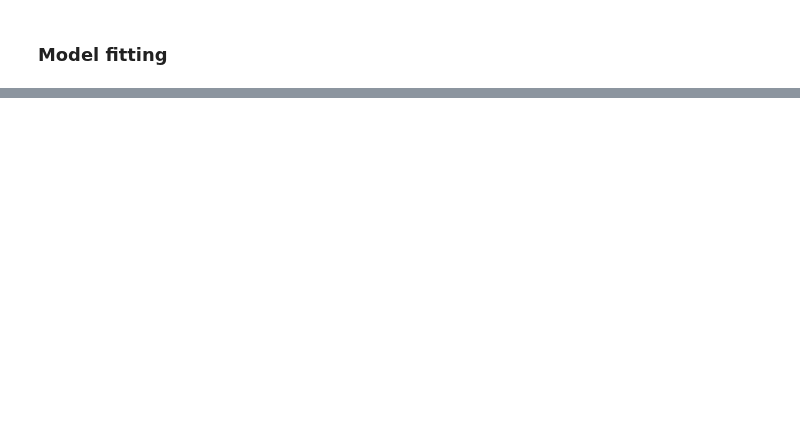
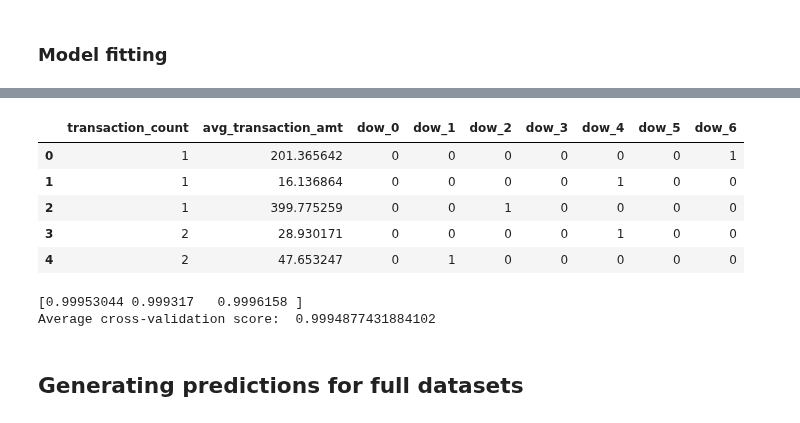
Before and after one commit to MAST30034-Applied-Data-Science/generic-buy-now-pay-later-project-group-5, a Jupyter notebook: notebooks/fraud_regression.ipynb, the cells around one changed output, grey strips where cells are left out. Drawn from its saved outputs; the diff is of its cells as text; code cells hidden in the pictures; blank space fills up the shorter version.

```diff
--- a/notebooks/fraud_regression.ipynb
+++ b/notebooks/fraud_regression.ipynb
@@ -217,0 +209,11 @@ print(cross_val_score(lgr, X, y, cv=3))
+# %%
+# parse order datetime column to pandas' datetime
+consumer_resampled['order_datetime'] = pd.to_datetime(consumer_resampled['order_datetime'])
+# %%
+# create order day of week column - Monday = 0, Sunday = 6
+consumer_resampled['order_dayofweek'] = consumer_resampled['order_datetime'].dt.day_of_week
+# %%
+# one-hot encoding on order day of week column
+consumer_resampled = pd.get_dummies(data=consumer_resampled, prefix='dow', columns=['order_dayofweek'])
+
+consumer_resampled.head()
@@ -217,0 +227,13 @@ print(cross_val_score(lgr, X, y, cv=3))
+# %%
+# split dataset into predictors and target variables
+X = pd.concat([consumer_resampled.iloc[:,2:4], consumer_resampled.iloc[:,6:]], axis=1)
+y = consumer_resampled.iloc[:,4]
+# %%
+X.head()
+# %% [output]
+|  | transaction_count | avg_transaction_amt | dow_0 | dow_1 | dow_2 | dow_3 | dow_4 | dow_5 | dow_6 |
+| 0 | 1 | 201.365642 | 0 | 0 | 0 | 0 | 0 | 0 | 1 |
+| 1 | 1 | 16.136864 | 0 | 0 | 0 | 0 | 1 | 0 | 0 |
+| 2 | 1 | 399.775259 | 0 | 0 | 1 | 0 | 0 | 0 | 0 |
+| 3 | 2 | 28.930171 | 0 | 0 | 0 | 0 | 1 | 0 | 0 |
+| 4 | 2 | 47.653247 | 0 | 1 | 0 | 0 | 0 | 0 | 0 |
@@ -217,0 +243,10 @@ print(cross_val_score(lgr, X, y, cv=3))
+# %%
+lgr_consumer = LogisticRegression(max_iter=250)
+cv_scores = cross_val_score(lgr_consumer, X, y, cv=3)
+print(cv_scores)
+print('Average cross-validation score: ', np.mean(cv_scores))
+# %% [output]
+[0.99953044 0.999317   0.9996158 ]
+Average cross-validation score:  0.9994877431884102
+# %% [markdown]
+## Generating predictions for full datasets
```
Also changed, not shown: parts of 36 cells of this notebook.
